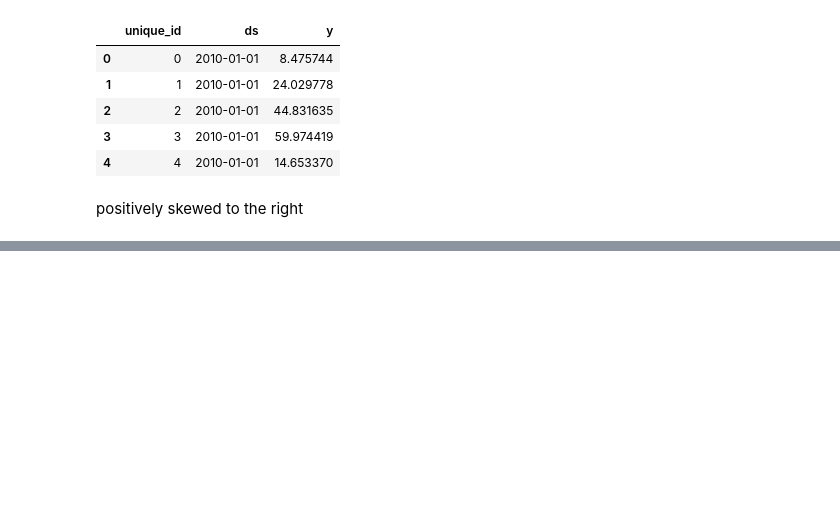
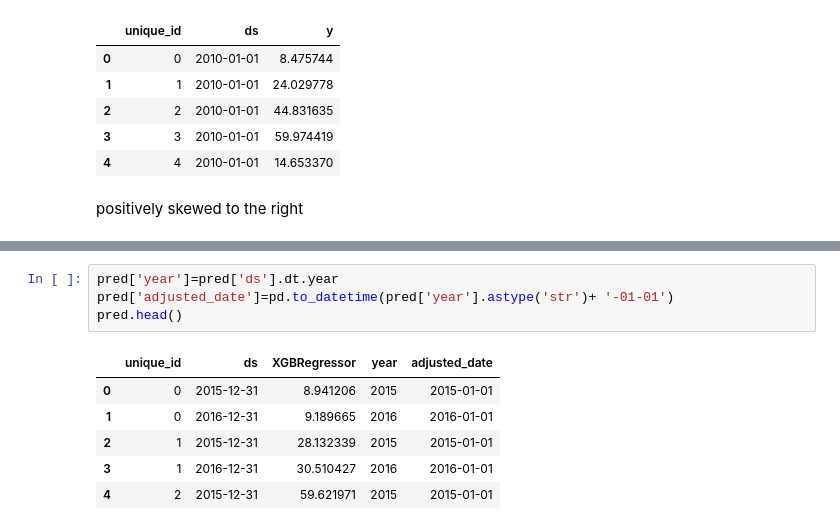
Before and after one commit to felix-n12/shell-ai, a Jupyter notebook: Untitled.ipynb, the cells around one changed output, grey strips where cells are left out. Drawn from its saved outputs; the diff is of its cells as text; blank space fills up the shorter version.

```diff
--- a/Untitled.ipynb
+++ b/Untitled.ipynb
@@ -553,0 +629,11 @@ MLForecast(models=[XGBRegressor], freq=<YearEnd: month=12>, lag_features=['lag1'
+# %%
+pred['year']=pred['ds'].dt.year
+pred['adjusted_date']=pd.to_datetime(pred['year'].astype('str')+ '-01-01')
+pred.head()
+# %% [output]
+|  | unique_id | ds | XGBRegressor | year | adjusted_date |
+| 0 | 0 | 2015-12-31 | 8.941206 | 2015 | 2015-01-01 |
+| 1 | 0 | 2016-12-31 | 9.189665 | 2016 | 2016-01-01 |
+| 2 | 1 | 2015-12-31 | 28.132339 | 2015 | 2015-01-01 |
+| 3 | 1 | 2016-12-31 | 30.510427 | 2016 | 2016-01-01 |
+| 4 | 2 | 2015-12-31 | 59.621971 | 2015 | 2015-01-01 |
```
Also changed, not shown: parts of 15 cells of this notebook.
